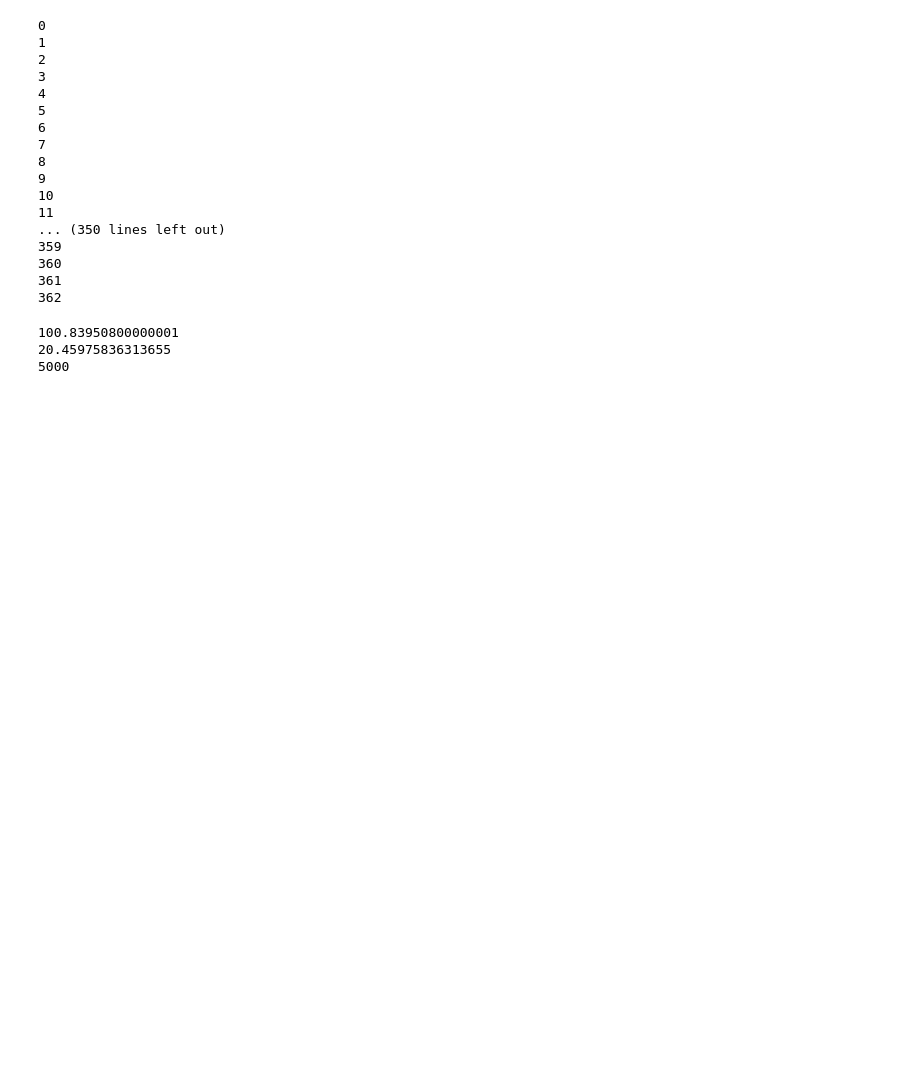
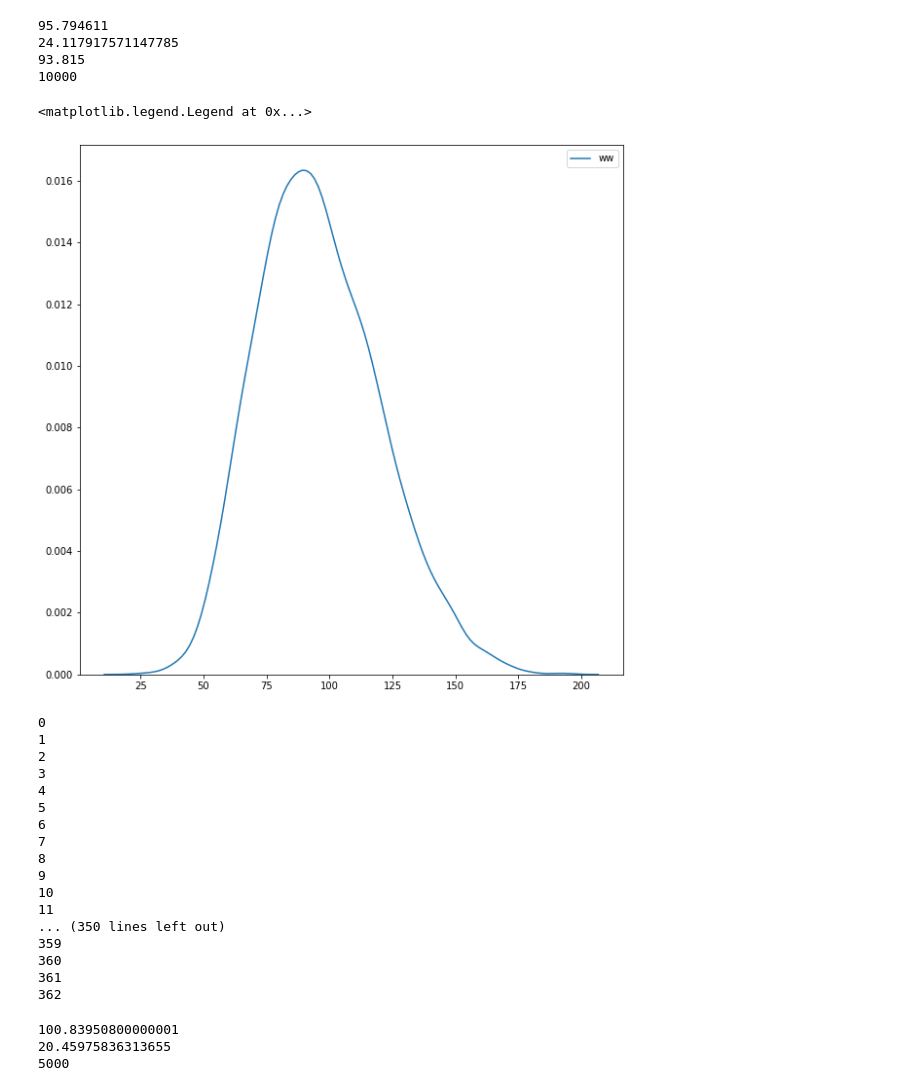
Before and after one commit to azernik/overthinking_football, a Jupyter notebook: experimental_scripts/xfpts_war.ipynb, the cells around one changed output. Saved outputs shown, nothing was run; the diff lists cells and outputs as text; code cells hidden in the pictures; blank space fills up the shorter version.

```diff
--- a/experimental_scripts/xfpts_war.ipynb
+++ b/experimental_scripts/xfpts_war.ipynb
@@ -265,3 +217,57 @@ FWD avg war lost:  -0.11099999999999999
+# %%
+### Average WW team sampling
+avg_ww_game = []
+positions_possible = ['D', 'M', 'F']
+missing_def_game = []
+missing_mid_game = []
+missing_fwd_game = []
+for sample in range(num_sample):
+
+    def_players = 2
+    mid_players = 3
+    fwd_players = 2
+
+    def_pts = np.sum(def_ww_game_scores.sample(n=def_players))
+    mid_pts = np.sum(mid_ww_game_scores.sample(n=mid_players))
+    fwd_pts = np.sum(fwd_ww_game_scores.sample(n=fwd_players))
+    temp_pts = def_pts + mid_pts + fwd_pts
+    rest_pts = 0.0
+
+    extra_def_game = def_ww_game_scores.sample(n=1)
+    extra_mid_game = mid_ww_game_scores.sample(n=1)
+    extra_fwd_game = fwd_ww_game_scores.sample(n=1)
+
+    for pos in positions_possible:
+        ## DEF EXCLUDED
+        if pos == 'D':
+            rest_pts = float(extra_mid_game) + float(extra_fwd_game)
+            missing_def_game.append(float(temp_pts + rest_pts))
+            avg_game.append(float(temp_pts + rest_pts + extra_def_game))
+        ## MID EXCLUDED
+        elif pos == 'M':
+            rest_pts = float(extra_def_game) + float(extra_fwd_game)
+            missing_mid_game.append(float(temp_pts + rest_pts))
+        ## FWD EXCLUDED
+        elif pos == 'F':
+            rest_pts = float(extra_def_game) + float(extra_mid_game)
+            missing_fwd_game.append(float(temp_pts + rest_pts))
+
+
+print(np.mean(avg_game))
+print(np.std(avg_game))
+print(np.median(avg_game))
+print(len(avg_game))
+fig, ax = plt.subplots(1, 1, figsize = (10, 10))
+
+sns.distplot(ax = ax, a = avg_game, label = 'ww', hist = False)
+ax.legend(loc = 'upper right')
+# %% [output]
+95.794611
+24.117917571147785
+93.815
+10000
+<matplotlib.legend.Legend at 0x...>
+[figure, added]
 # %%
 ## For all players SAMPLING procedure
 player_dict = {}
```
Also changed, not shown: parts of 7 cells of this notebook, 4 other files.
